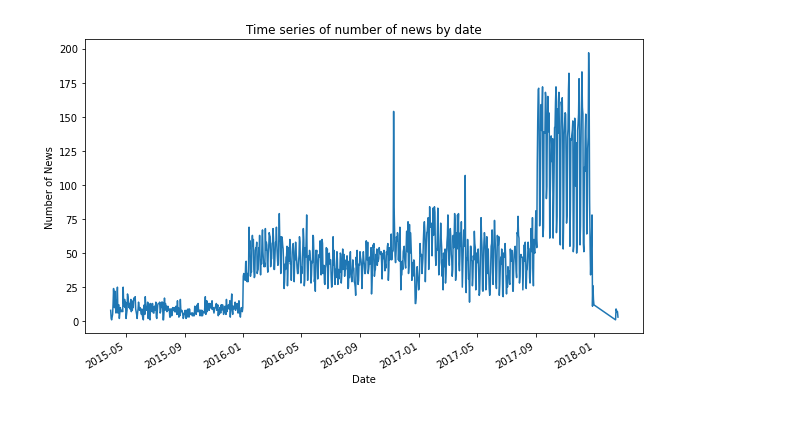
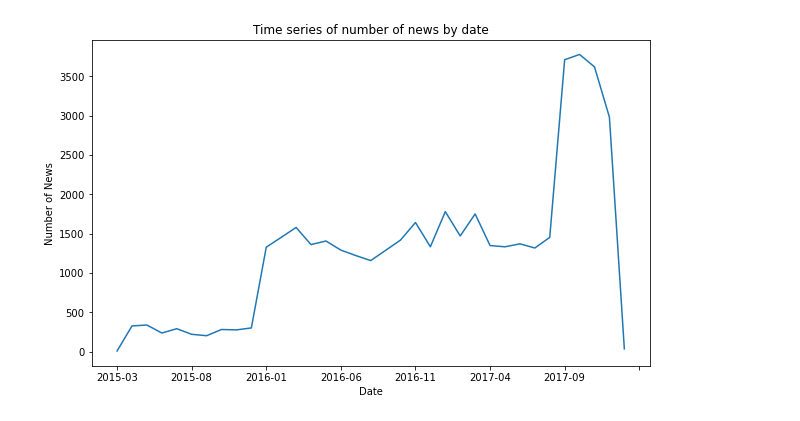
Before and after one commit to brandonyhr98/BT4222-Group-Project, a Jupyter notebook: EDA.ipynb, the cells around one changed output. Drawn from its saved outputs; the diff is of its cells as text; code cells hidden in the pictures.

```diff
--- a/EDA.ipynb
+++ b/EDA.ipynb
@@ -65,0 +6,4 @@ print(data.head())
+# %%
+data = pd.read_csv("processed_data.csv")
+
+data.head(10)
@@ -66,14 +23,13 @@ print(data.head())
 # %%
-import matplotlib.pyplot as plt
 
 # Group the DataFrame by date and count the number of news on each date
-plt_by_date = data.groupby('date').size()
+plt_by_date = data.groupby('year_month').size()
 
 # Plot the time series of the number of news by date
 plt_by_date.plot(figsize=(10, 6))
 plt.xlabel('Date')
 plt.ylabel('Number of News')
 plt.title('Time series of number of news by date')
 plt.show()
 # %% [output]
-[figure, old version]
+[figure, new version]
```
Also changed, not shown: parts of 6 cells of this notebook, 2 other files.
